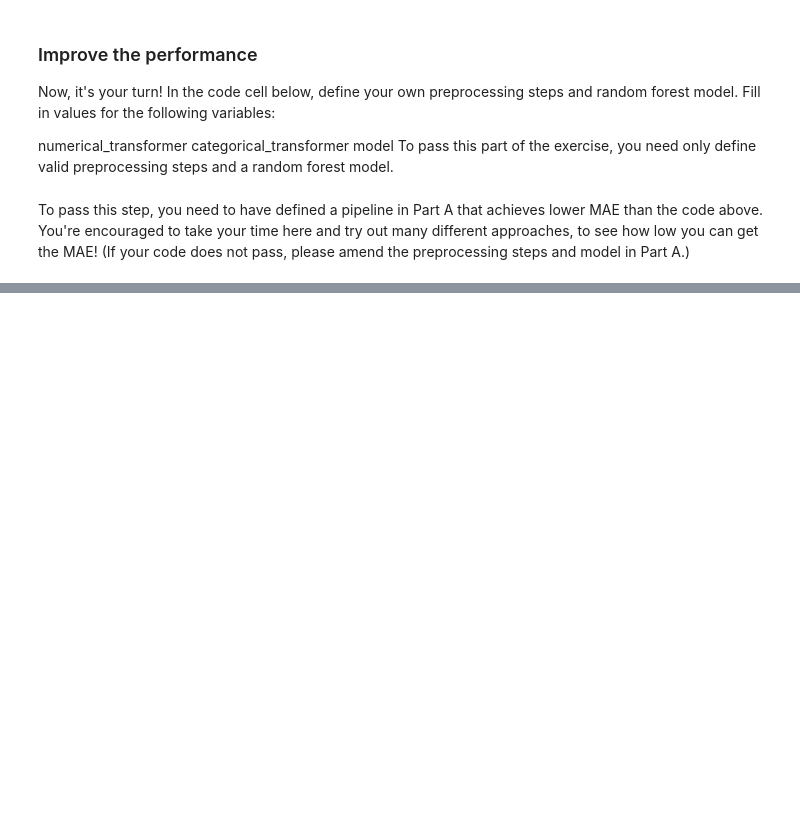
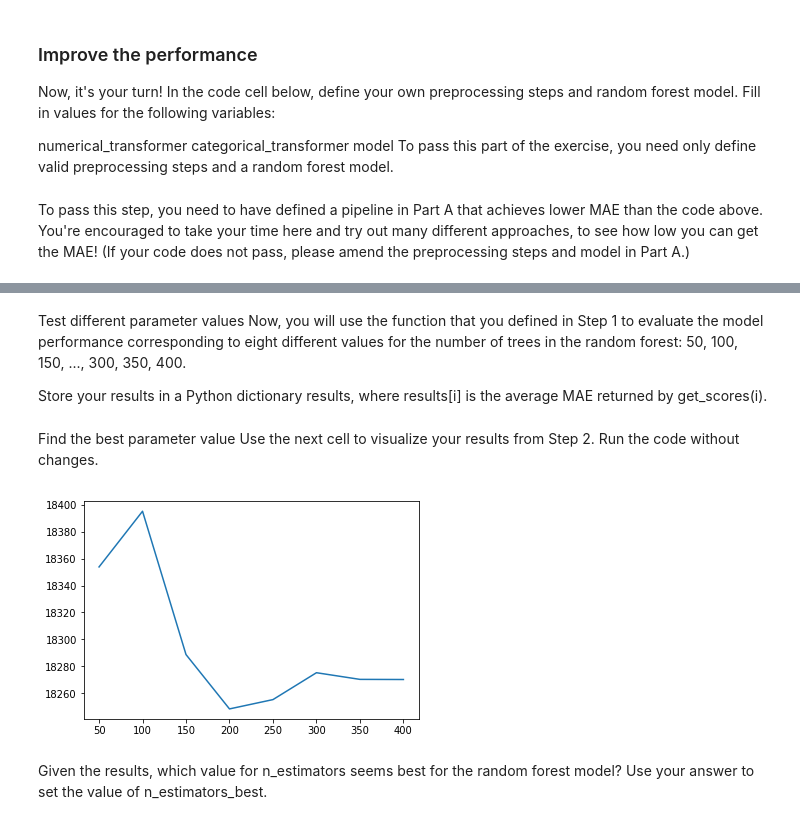
Before and after one commit to AlexandreNeuk/intermediate-machine-learning, a Jupyter notebook: Intermediate Machine Learning.ipynb, the cells around one changed output, grey strips where cells are left out. Saved outputs shown, nothing was run; the diff lists cells and outputs as text; code cells hidden in the pictures; blank space fills up the shorter version.

```diff
--- a/Intermediate Machine Learning.ipynb
+++ b/Intermediate Machine Learning.ipynb
@@ -632,0 +688,9 @@ output.to_csv('submission_pipeline.csv', index=False)
+# %%
+from sklearn.ensemble import RandomForestRegressor
+from sklearn.pipeline import Pipeline
+from sklearn.impute import SimpleImputer
+
+my_pipeline = Pipeline(steps=[
+    ('preprocessor', SimpleImputer()),
+    ('model', RandomForestRegressor(n_estimators=50, random_state=0))
+])
@@ -632,0 +699,9 @@ output.to_csv('submission_pipeline.csv', index=False)
+# %%
+from sklearn.model_selection import cross_val_score
+
+# Multiply by -1 since sklearn calculates *negative* MAE
+scores = -1 * cross_val_score(my_pipeline, X, y,
+                              cv=5,
+                              scoring='neg_mean_absolute_error')
+
+print("Average MAE score:", scores.mean())
@@ -632,0 +721,37 @@ output.to_csv('submission_pipeline.csv', index=False)
+# %%
+def get_score(n_estimators):
+    """Return the average MAE over 3 CV folds of random forest model.
+
+    Keyword argument:
+    n_estimators -- the number of trees in the forest
+    """
+    my_pipeline = Pipeline(steps=[
+        ('preprocessor', SimpleImputer()),
+        ('model', RandomForestRegressor(n_estimators, random_state=0))
+    ])
+    scores = -1 * cross_val_score(my_pipeline, X, y,
+                                  cv=3,
+                                  scoring='neg_mean_absolute_error')
+    return scores.mean()
+# %% [markdown]
+Test different parameter values
+Now, you will use the function that you defined in Step 1 to evaluate the model performance corresponding to eight different values for the number of trees in the random forest: 50, 100, 150, ..., 300, 350, 400.
+
+Store your results in a Python dictionary results, where results[i] is the average MAE returned by get_scores(i).
+# %%
+results = {}
+for i in range(1,9):
+    results[50*i] = get_score(50*i)
+# %% [markdown]
+Find the best parameter value
+Use the next cell to visualize your results from Step 2. Run the code without changes.
+# %%
+import matplotlib.pyplot as plt
+%matplotlib inline
+
+plt.plot(results.keys(), results.values())
+plt.show()
+# %% [output]
+[figure, added]
+# %% [markdown]
+Given the results, which value for n_estimators seems best for the random forest model? Use your answer to set the value of n_estimators_best.
```
Also changed, not shown: parts of 19 cells of this notebook, 1 other file.
